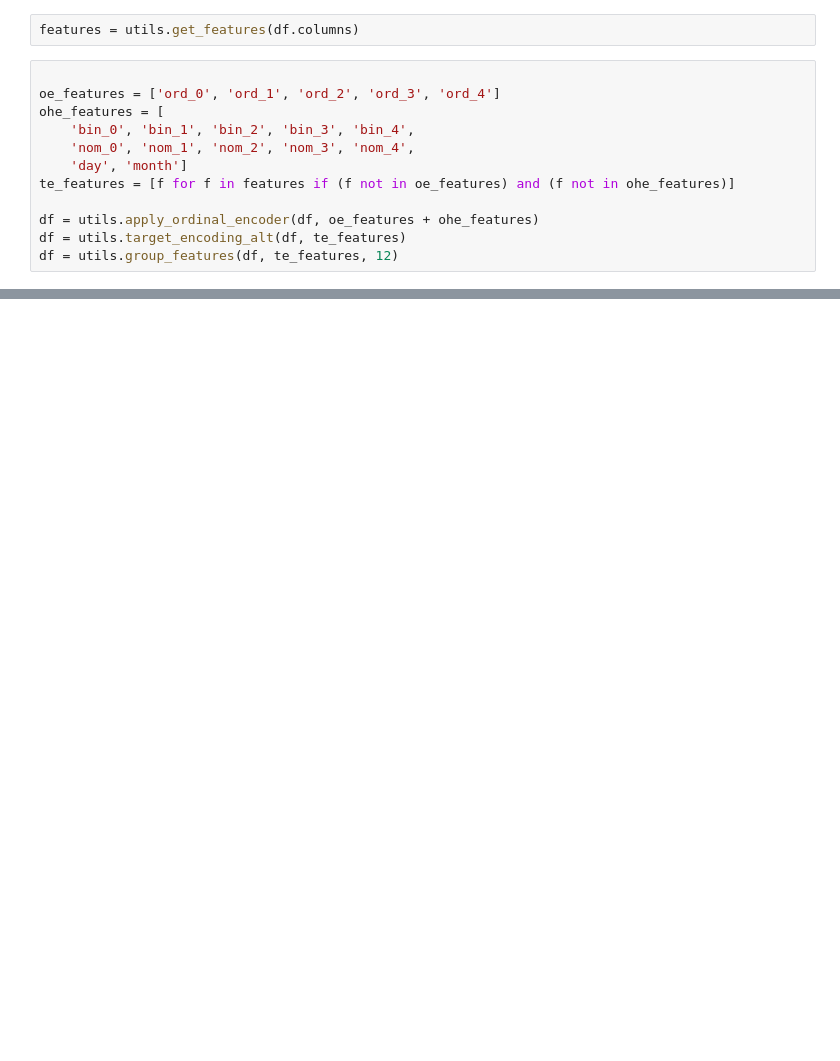
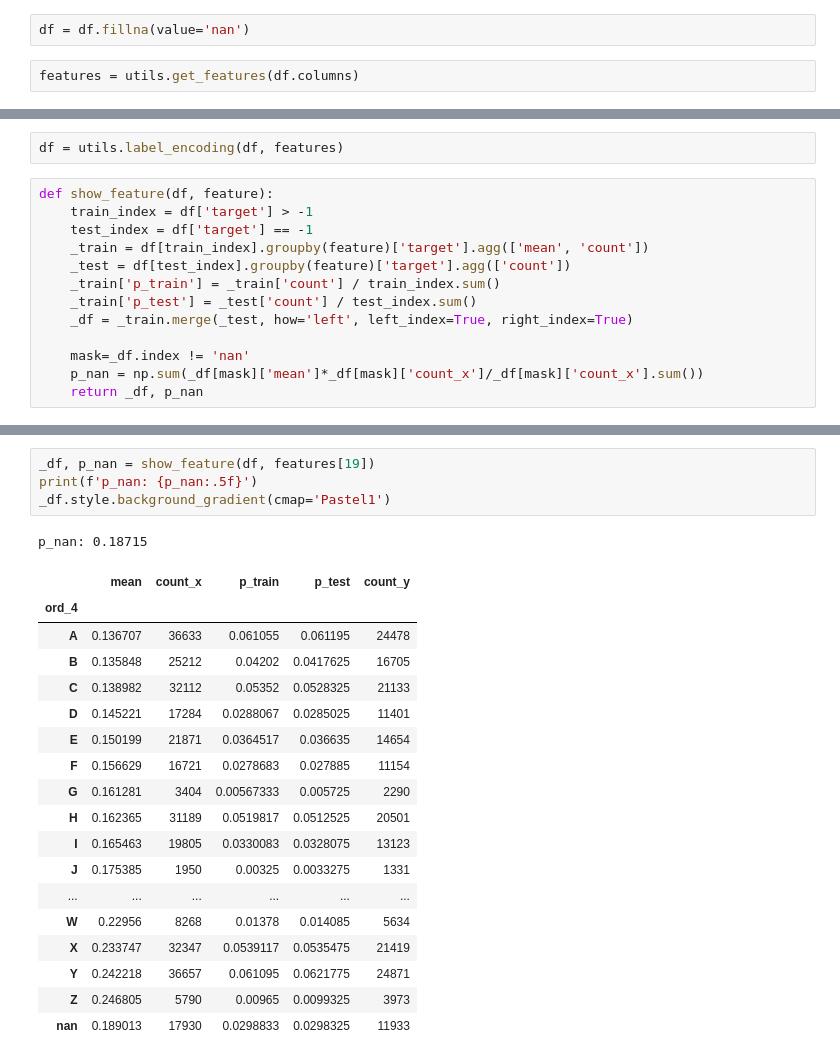
Before and after one commit to viktorsapozhok/cafeen, a Jupyter notebook: notebooks/6_imputer.ipynb, the cells around one changed output, grey strips where cells are left out. Cells and saved outputs as stored; diff of their text form; blank space fills up the shorter version.

```diff
--- a/notebooks/6_imputer.ipynb
+++ b/notebooks/6_imputer.ipynb
@@ -16,14 +17,4 @@ df = utils.read_data()
+# %%
+df = df.fillna(value='nan')
 # %%
 features = utils.get_features(df.columns)
-# %%
-
-oe_features = ['ord_0', 'ord_1', 'ord_2', 'ord_3', 'ord_4']
-ohe_features = [
-    'bin_0', 'bin_1', 'bin_2', 'bin_3', 'bin_4',
-    'nom_0', 'nom_1', 'nom_2', 'nom_3', 'nom_4',
-    'day', 'month']
-te_features = [f for f in features if (f not in oe_features) and (f not in ohe_features)]
-
-df = utils.apply_ordinal_encoder(df, oe_features + ohe_features)
-df = utils.target_encoding_alt(df, te_features)
-df = utils.group_features(df, te_features, 12)
@@ -59,0 +21,15 @@ Name: month, dtype: float64
+# %%
+df = utils.label_encoding(df, features)
+# %%
+def show_feature(df, feature):
+    train_index = df['target'] > -1
+    test_index = df['target'] == -1
+    _train = df[train_index].groupby(feature)['target'].agg(['mean', 'count'])
+    _test = df[test_index].groupby(feature)['target'].agg(['count'])
+    _train['p_train'] = _train['count'] / train_index.sum()
+    _train['p_test'] = _test['count'] / test_index.sum()
+    _df = _train.merge(_test, how='left', left_index=True, right_index=True)
+
+    mask=_df.index != 'nan'
+    p_nan = np.sum(_df[mask]['mean']*_df[mask]['count_x']/_df[mask]['count_x'].sum())
+    return _df, p_nan
@@ -59,0 +113,24 @@ Name: month, dtype: float64
+# %%
+_df, p_nan = show_feature(df, features[19])
+print(f'p_nan: {p_nan:.5f}')
+_df.style.background_gradient(cmap='Pastel1')
+# %% [output]
+p_nan: 0.18715
+|  | mean | count_x | p_train | p_test | count_y |
+| ord_4 |  |  |  |  |  |
+| A | 0.136707 | 36633 | 0.061055 | 0.061195 | 24478 |
+| B | 0.135848 | 25212 | 0.04202 | 0.0417625 | 16705 |
+| C | 0.138982 | 32112 | 0.05352 | 0.0528325 | 21133 |
+| D | 0.145221 | 17284 | 0.0288067 | 0.0285025 | 11401 |
+| E | 0.150199 | 21871 | 0.0364517 | 0.036635 | 14654 |
+| F | 0.156629 | 16721 | 0.0278683 | 0.027885 | 11154 |
+| G | 0.161281 | 3404 | 0.00567333 | 0.005725 | 2290 |
+| H | 0.162365 | 31189 | 0.0519817 | 0.0512525 | 20501 |
+| I | 0.165463 | 19805 | 0.0330083 | 0.0328075 | 13123 |
+| J | 0.175385 | 1950 | 0.00325 | 0.0033275 | 1331 |
+| ... | ... | ... | ... | ... | ... |
+| W | 0.22956 | 8268 | 0.01378 | 0.014085 | 5634 |
+| X | 0.233747 | 32347 | 0.0539117 | 0.0535475 | 21419 |
+| Y | 0.242218 | 36657 | 0.061095 | 0.0621775 | 24871 |
+| Z | 0.246805 | 5790 | 0.00965 | 0.0099325 | 3973 |
+| nan | 0.189013 | 17930 | 0.0298833 | 0.0298325 | 11933 |
```
Also changed, not shown: parts of 12 cells of this notebook, 4 other files.
